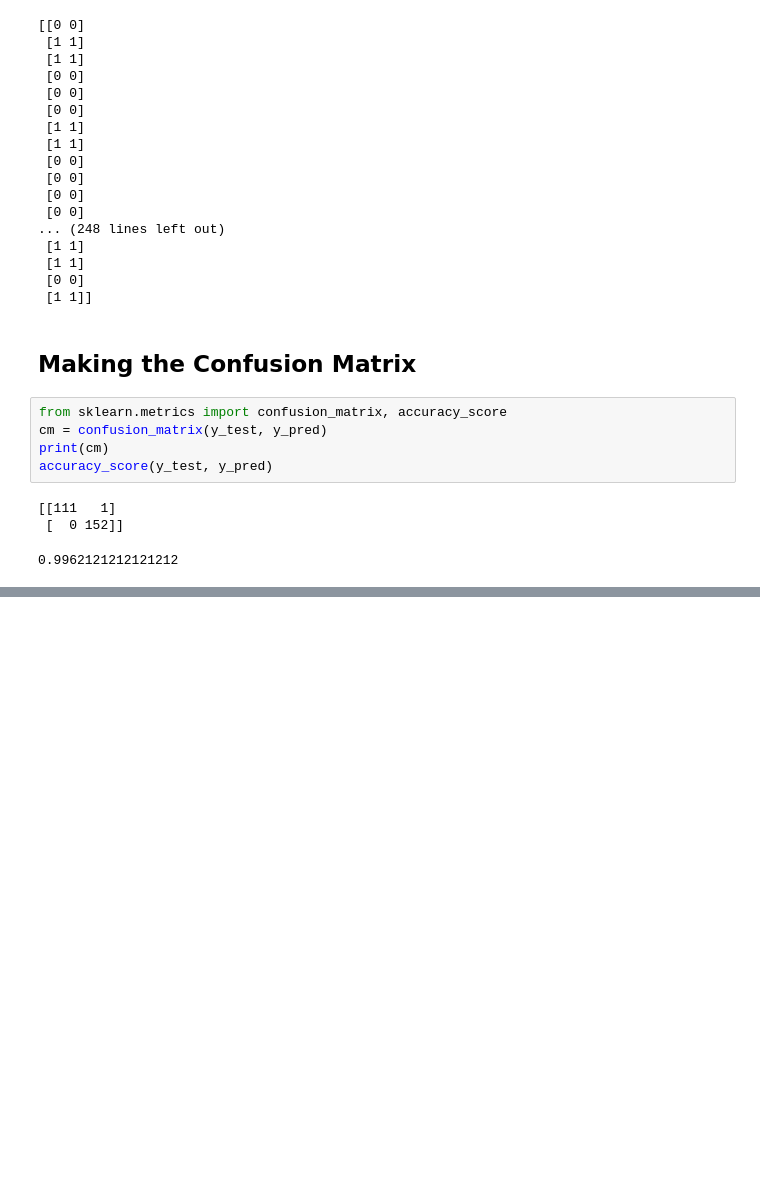
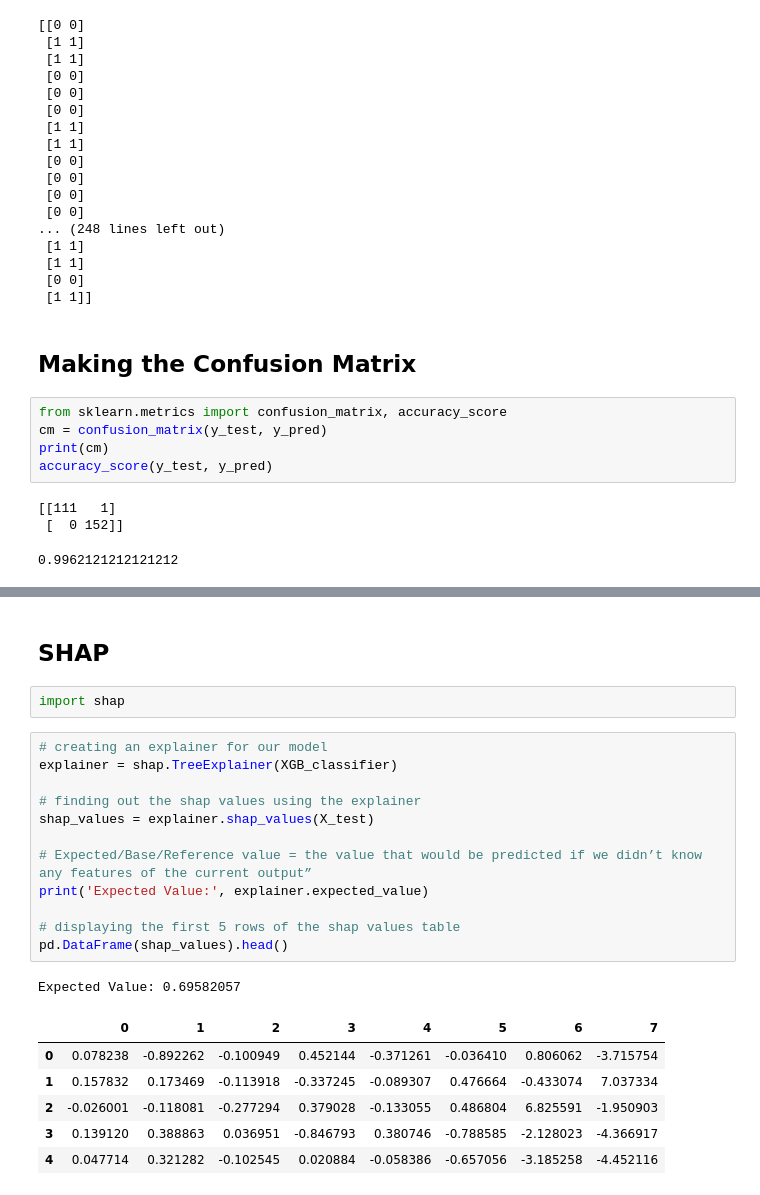
Before and after one commit to youssefjedidi/XAI_heart_attack_classifier, a Jupyter notebook: Med.ipynb, the cells around one changed output, grey strips where cells are left out. Saved outputs shown, nothing was run; the diff lists cells and outputs as text; blank space fills up the shorter version.

```diff
--- a/Med.ipynb
+++ b/Med.ipynb
@@ -218,0 +291,24 @@ accuracy_score(y_test, y_pred)
+# %% [markdown]
+## SHAP
+# %%
+import shap
+# %%
+# creating an explainer for our model
+explainer = shap.TreeExplainer(XGB_classifier)
+
+# finding out the shap values using the explainer
+shap_values = explainer.shap_values(X_test)
+
+# Expected/Base/Reference value = the value that would be predicted if we didn’t know any features of the current output”
+print('Expected Value:', explainer.expected_value)
+
+# displaying the first 5 rows of the shap values table
+pd.DataFrame(shap_values).head()
+# %% [output]
+Expected Value: 0.69582057
+|  | 0 | 1 | 2 | 3 | 4 | 5 | 6 | 7 |
+| 0 | 0.078238 | -0.892262 | -0.100949 | 0.452144 | -0.371261 | -0.036410 | 0.806062 | -3.715754 |
+| 1 | 0.157832 | 0.173469 | -0.113918 | -0.337245 | -0.089307 | 0.476664 | -0.433074 | 7.037334 |
+| 2 | -0.026001 | -0.118081 | -0.277294 | 0.379028 | -0.133055 | 0.486804 | 6.825591 | -1.950903 |
+| 3 | 0.139120 | 0.388863 | 0.036951 | -0.846793 | 0.380746 | -0.788585 | -2.128023 | -4.366917 |
+| 4 | 0.047714 | 0.321282 | -0.102545 | 0.020884 | -0.058386 | -0.657056 | -3.185258 | -4.452116 |
```
Also changed, not shown: parts of 11 cells of this notebook.
